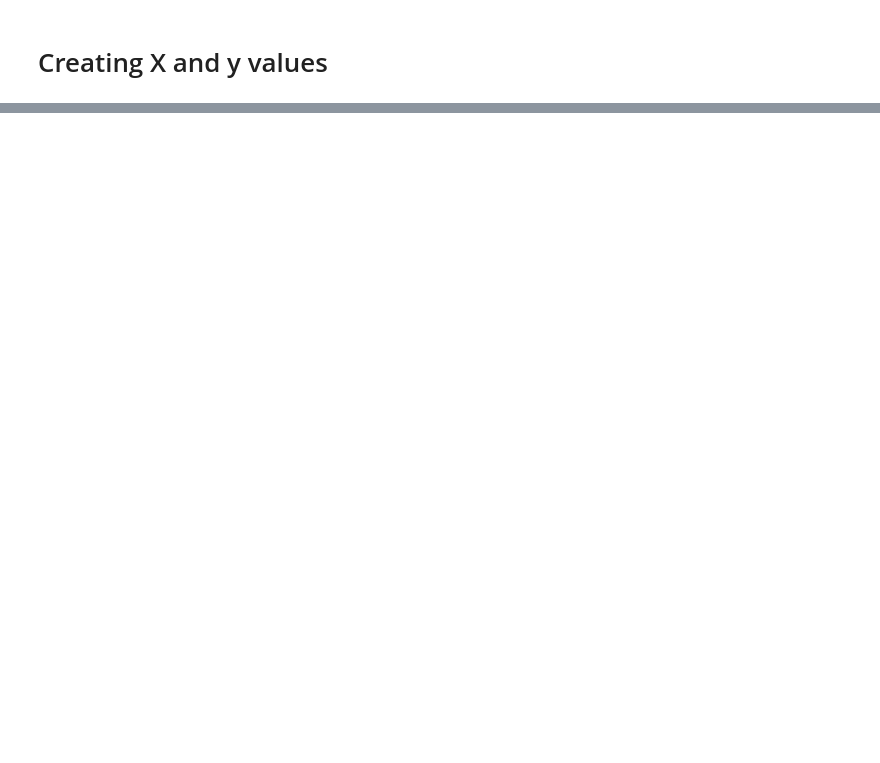
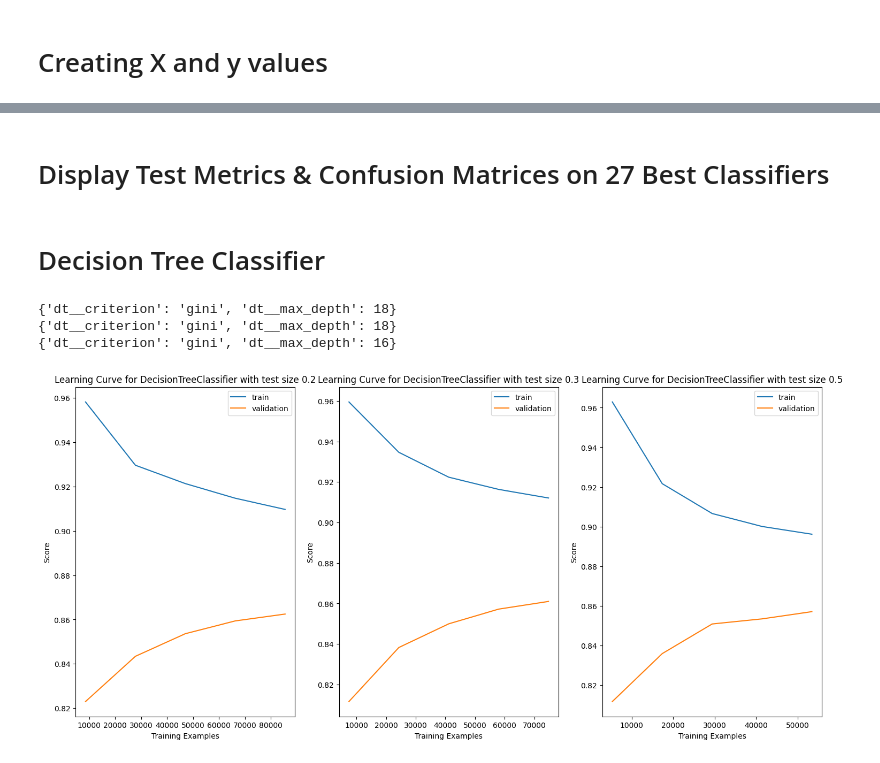
Before and after one commit to cierrakoen/ML_Hotel_Cancellation_Predictor, a Jupyter notebook: ML_Hotel_cancellations.ipynb, the cells around one changed output, grey strips where cells are left out. Drawn from its saved outputs; the diff is of its cells as text; code cells hidden in the pictures; blank space fills up the shorter version.

```diff
--- a/ML_Hotel_cancellations.ipynb
+++ b/ML_Hotel_cancellations.ipynb
@@ -48,2 +210,4 @@ Archive:  hotel-booking-demand.zip
+# %%
+df.drop(["reservation_status", "reservation_status_date"], axis=1, inplace=True)
 # %% [markdown]
 # Creating X and y values
@@ -49,0 +240,6 @@ Archive:  hotel-booking-demand.zip
+# %%
+seed = 1234
+splits = [20, 30, 50]
+X_train, X_test, y_train, y_test = train_test_split(X, y, test_size=0.20, random_state=seed)
+X_train_2, X_test_2, y_train_2, y_test_2 = train_test_split(X, y, test_size=0.30, random_state=seed)
+X_train_3, X_test_3, y_train_3, y_test_3 = train_test_split(X, y, test_size=0.50, random_state=seed)
@@ -49,0 +248,14 @@ Archive:  hotel-booking-demand.zip
+# %%
+def plot_learning_curve(clf, X_train, y_train, axs):
+  train_sizes, train_scores, test_scores = learning_curve(
+    clf, X_train, y_train, cv=10, n_jobs=-1, scoring="")
+  train_mean = train_scores.mean(axis=1)
+  test_mean = test_scores.mean(axis=1)
+  axs.plot(train_sizes, train_mean, label="train")
+  axs.plot(train_sizes, test_mean, label="validation")
+  axs.legend(loc="best")
+
+  axs.set_xlabel("Training Examples")
+  axs.set_ylabel("Score")
+# %% [markdown]
+# Display Test Metrics & Confusion Matrices on 27 Best Classifiers
@@ -49,0 +310,32 @@ Archive:  hotel-booking-demand.zip
+# %% [markdown]
+# Decision Tree Classifier
+# %%
+best_models = []
+# %%
+dt_models = []
+
+fig, axs = plt.subplots(1, 3, figsize=(18, 8))
+for idx, split in enumerate(splits):
+    X_train, _, y_train, _ = train_test_split(X, y, test_size=split/100, random_state=seed)
+    param_grid = {
+        "dt__criterion": ["gini", "entropy"],
+        "dt__max_depth": np.arange(10, 30, 2)
+    }
+
+    pipe = Pipeline([("transformer", ct), ("dt", DecisionTreeClassifier(random_state=seed))])
+    grid = GridSearchCV(pipe, param_grid, cv=10, n_jobs=-1)
+    grid.fit(X_train, y_train)
+    print(grid.best_params_)
+
+    dt_clf = grid.best_estimator_
+    dt_models.append(dt_clf)
+    plot_learning_curve(dt_clf, X_train, y_train, axs[idx])
+    axs[idx].set_title(f"Learning Curve for {dt_clf[-1].__class__.__name__} with test size {split/100}")
+    # metrics_table = pd.concat([metrics_table, add_grid_metrics_to_table(grid, split)])
+# display(metrics_table)
+best_models.append(dt_models)
+# %% [output]
+{'dt__criterion': 'gini', 'dt__max_depth': 18}
+{'dt__criterion': 'gini', 'dt__max_depth': 18}
+{'dt__criterion': 'gini', 'dt__max_depth': 16}
+[figure, added]
```
Also changed, not shown: parts of 49 cells of this notebook.
